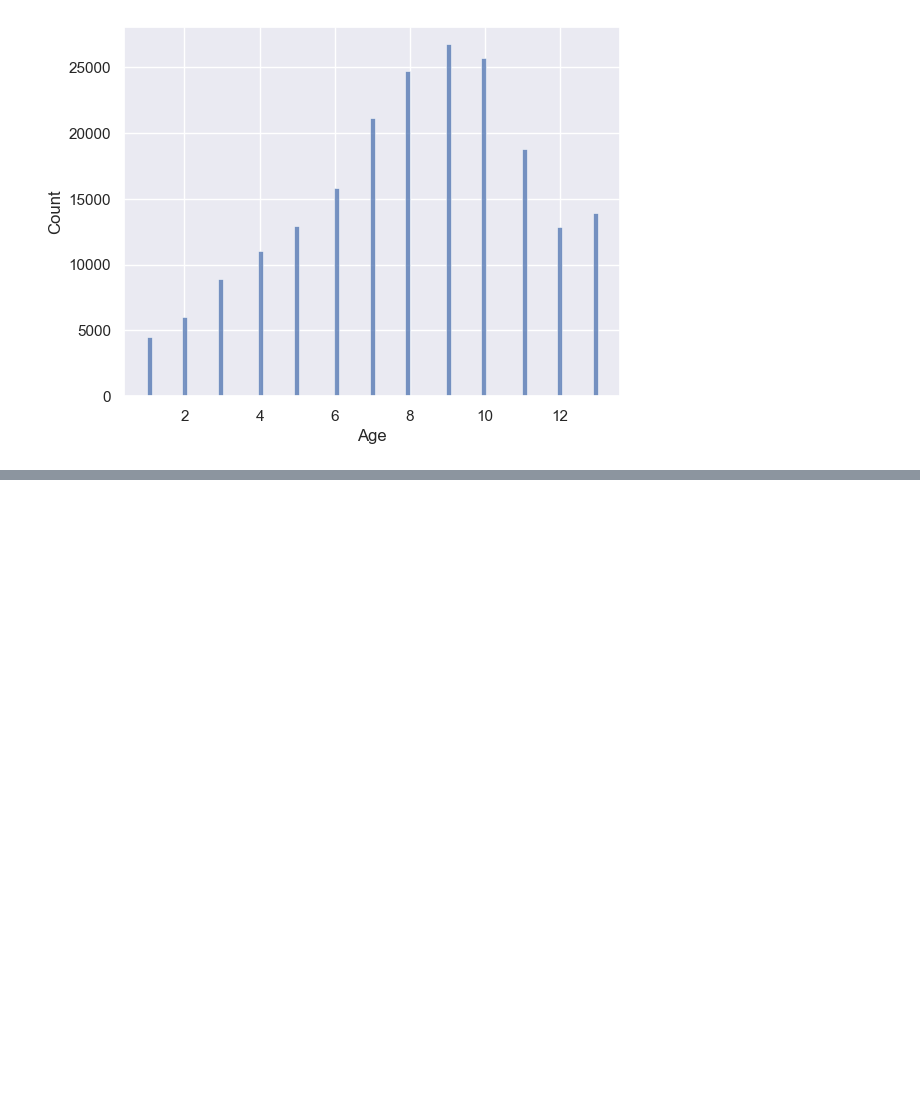
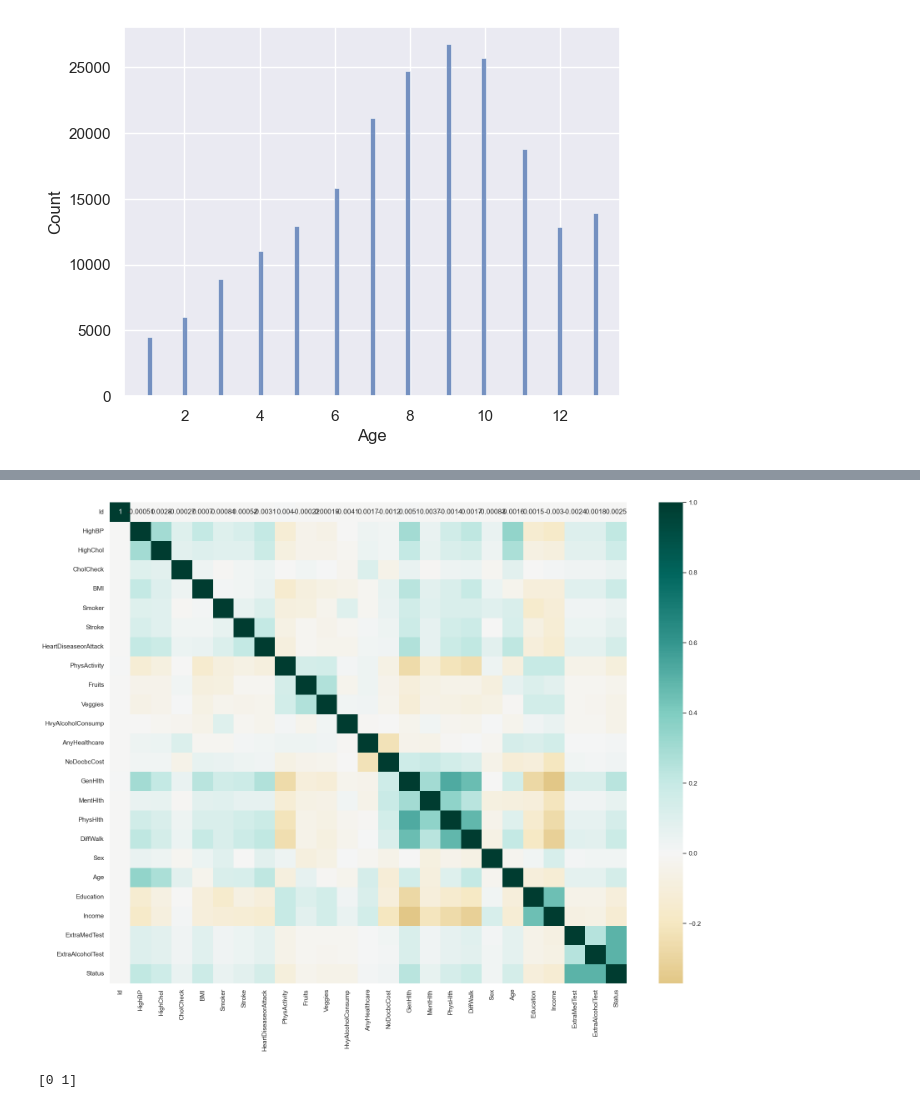
Before and after one commit to polarbear0701/Machine-Learning-course, a Jupyter notebook: Assignment1/EDA.ipynb, the cells around one changed output, grey strips where cells are left out. Saved outputs shown, nothing was run; the diff lists cells and outputs as text; code cells hidden in the pictures; blank space fills up the shorter version.

```diff
--- a/Assignment1/EDA.ipynb
+++ b/Assignment1/EDA.ipynb
@@ -118,0 +138,11 @@ ValueError: Could not interpret value `Classification` for parameter `x`
+# %%
+plt.figure(1, figsize=(20,15))
+# sns.heatmap(df.corr(), annot=True, fmt='.2f', linewidths=2)
+sns.heatmap(df.corr(), cmap='BrBG', center=0, annot=True)
+plt.show()
+# %% [output]
+[figure, added]
+# %%
+print(df['Sex'].unique())
+# %% [output]
+[0 1]
```
Also changed, not shown: parts of 3 cells of this notebook, 3 other files.
